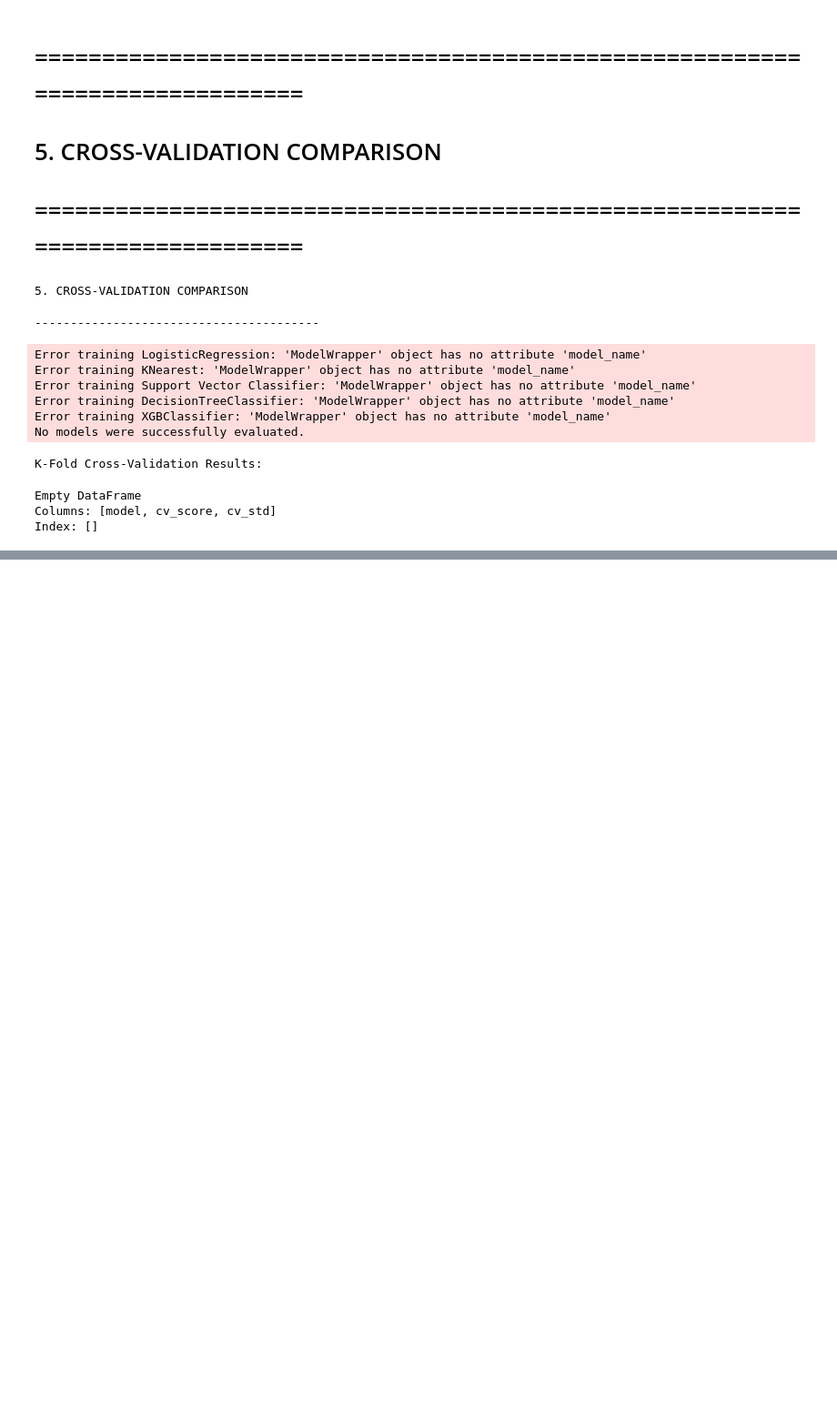
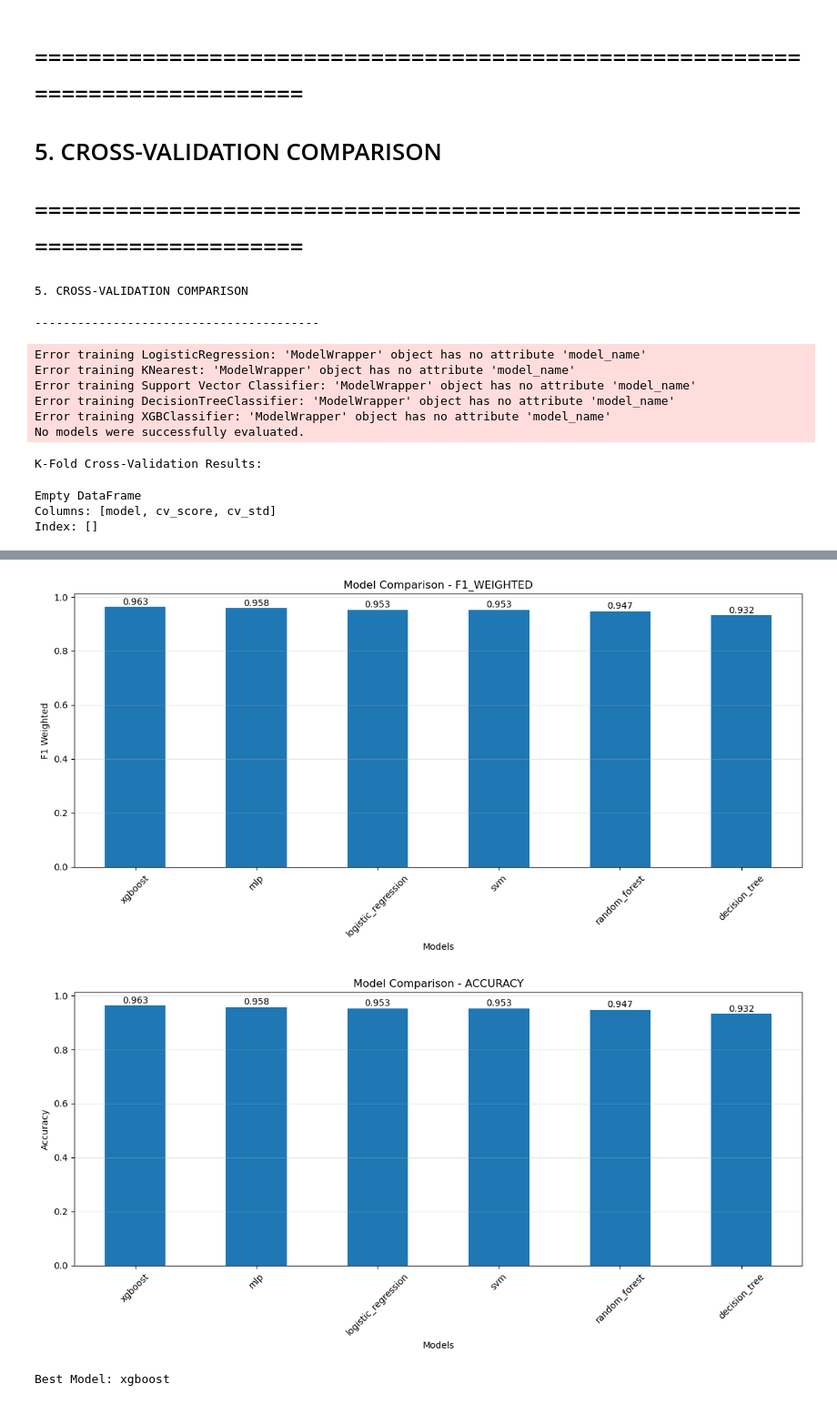
Before and after one commit to Losif01/creditFraudDetection, a Jupyter notebook: notebooks/demonstration_for_clean_code.ipynb, the cells around one changed output, grey strips where cells are left out. Shown at 91% size. Cells and saved outputs as stored; diff of their text form; code cells hidden in the pictures; blank space fills up the shorter version.

```diff
--- a/notebooks/demonstration_for_clean_code.ipynb
+++ b/notebooks/demonstration_for_clean_code.ipynb
@@ -478,0 +553,8 @@ Ensemble Models Comparison:
+# %%
+
+print("\n8. FINAL MODEL COMPARISON")
+print("-" * 40)
+
+# Train all major models
+model_types = ['logistic_regression', 'xgboost', 'mlp', 'random_forest', 'svm', 'decision_tree']
+all_results = trainer.train_multiple_models(model_types, X_train, y_train, X_test, y_test)
@@ -478,0 +564,5 @@ Ensemble Models Comparison:
+# %%
+# Compare models
+comparison_df = evaluator.compare_models(all_results)
+print("\nFinal Model Comparison:")
+print(comparison_df)
@@ -478,0 +578,16 @@ Ensemble Models Comparison:
+# %%
+# Plot model comparison
+evaluator.plot_model_comparison(comparison_df, 'f1_weighted')
+plt.show()
+
+evaluator.plot_model_comparison(comparison_df, 'accuracy')
+plt.show()
+# %% [output]
+[figure, added]
+[figure, added]
+# %%
+# Get best model
+best_model_name, best_model = trainer.get_best_model('f1_weighted')
+print(f"\nBest Model: {best_model_name}")
+# %% [output]
+Best Model: xgboost
```
Also changed, not shown: parts of 21 cells of this notebook, 8 other files.
